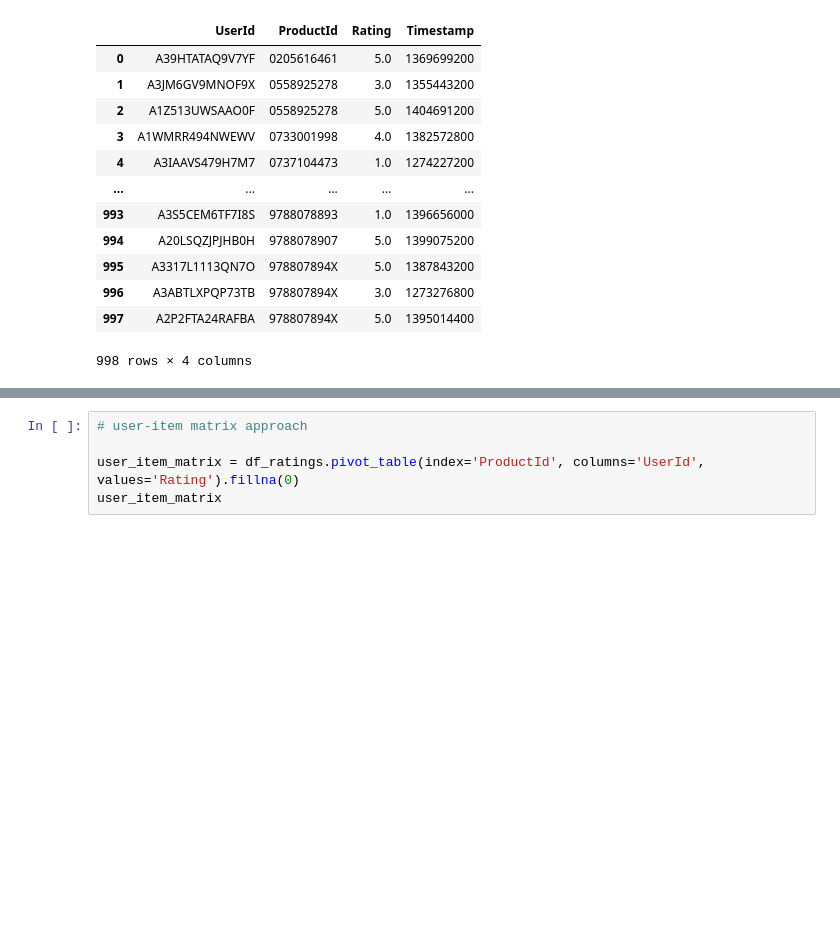
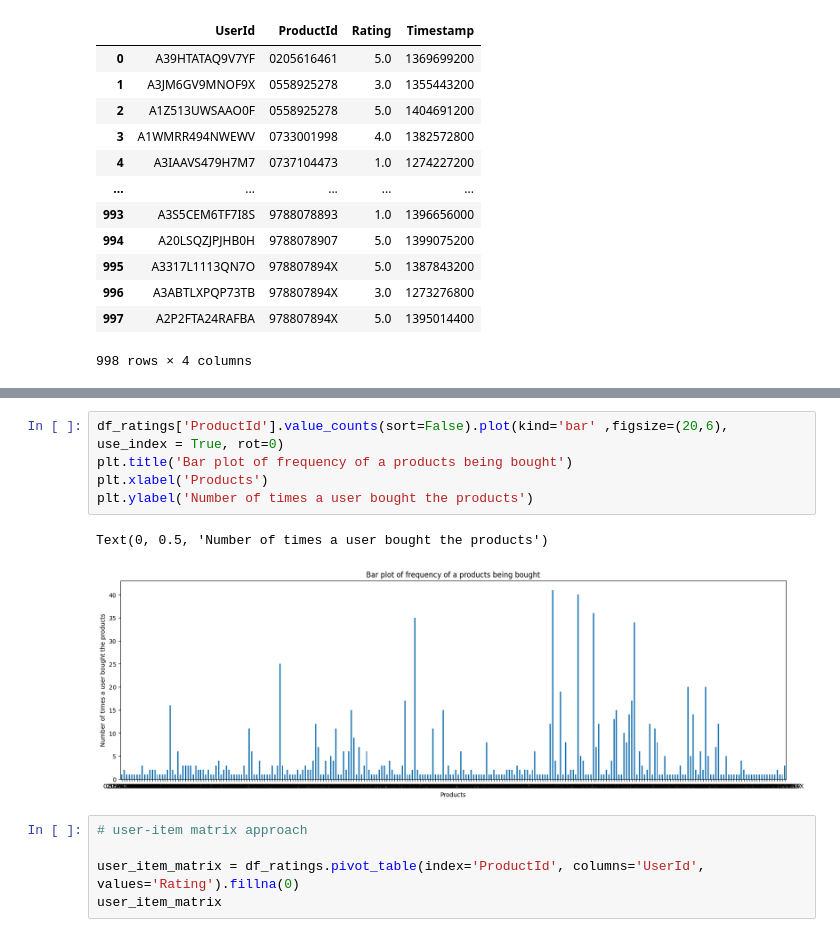
Before and after one commit to marshanabilah/recommendation-system, a Jupyter notebook: rec_system_ratings.ipynb, the cells around one changed output, grey strips where cells are left out. Drawn from its saved outputs; the diff is of its cells as text; blank space fills up the shorter version.

```diff
--- a/rec_system_ratings.ipynb
+++ b/rec_system_ratings.ipynb
@@ -32,3 +94,11 @@ df_ratings
+# %%
+df_ratings['ProductId'].value_counts(sort=False).plot(kind='bar' ,figsize=(20,6), use_index = True, rot=0)
+plt.title('Bar plot of frequency of a products being bought')
+plt.xlabel('Products')
+plt.ylabel('Number of times a user bought the products')
+# %% [output]
+Text(0, 0.5, 'Number of times a user bought the products')
+[figure, added]
 # %%
 # user-item matrix approach
 
```
Also changed, not shown: parts of 6 cells of this notebook.
